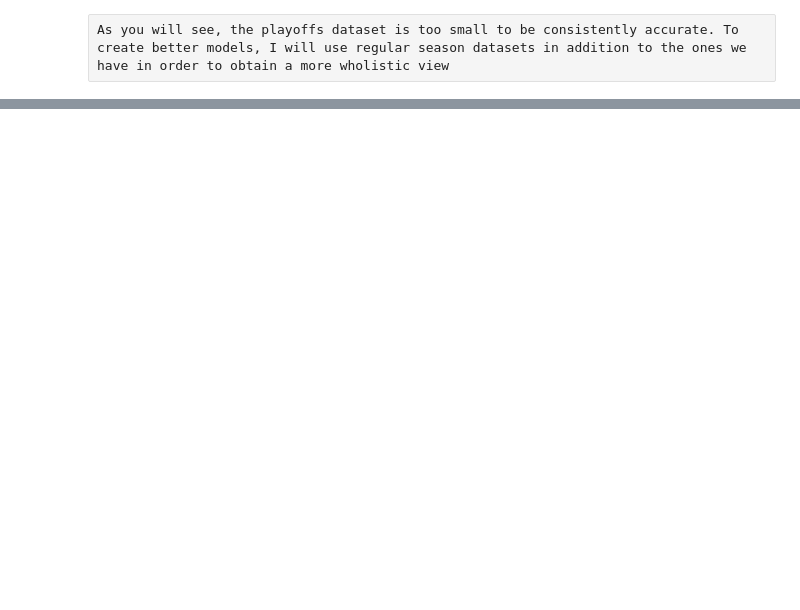
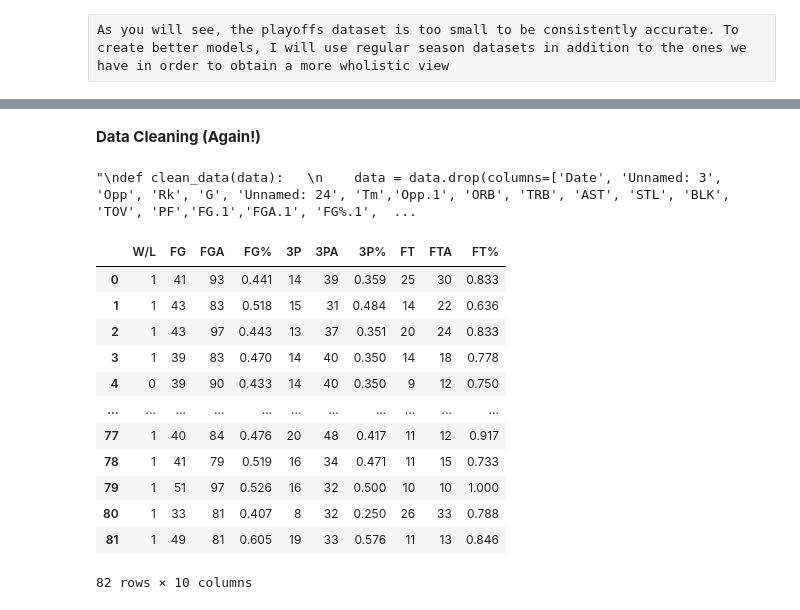
Before and after one commit to natdosan/NBA-Finals, a Jupyter notebook: NBA Finals (windows ubuntu) copy.ipynb, the cells around one changed output, grey strips where cells are left out. Drawn from its saved outputs; the diff is of its cells as text; code cells hidden in the pictures; blank space fills up the shorter version.

```diff
--- a/NBA Finals (windows ubuntu) copy.ipynb
+++ b/NBA Finals (windows ubuntu) copy.ipynb
@@ -231,0 +233,5 @@ As you will see, the playoffs dataset is too small to be consistently accurate.
+# %%
+reg_season_Warriors = pd.read_csv('regular_season/reg_season_Warriors.csv')
+reg_season_Celtics = pd.read_csv('regular_season/reg_season_Celtics.csv')
+reg_season_Warriors.head()
+reg_season_Celtics.head()
@@ -231,0 +245,37 @@ As you will see, the playoffs dataset is too small to be consistently accurate.
+# %% [markdown]
+**Data Cleaning (Again!)**
+# %%
+"""
+def clean_data(data):
+    data = data.drop(columns=['Date', 'Unnamed: 3', 'Opp', 'Rk', 'G', 'Unnamed: 24', 'Tm','Opp.1', 'ORB', 'TRB', 'AST', 'STL', 'BLK', 'TOV', 'PF','FG.1','FGA.1', 'FG%.1', '3P.1', '3PA.1', '3P%.1', 'FT.1', 'FTA.1', 'FT%.1', 'ORB.1', 'TRB.1', 'AST.1', 'STL.1', 'BLK.1', 'TOV.1', 'PF.1'], inplace = True)
+    return data
+
+reg_season_Warriors = clean_data(reg_season_Warriors)
+reg_season_Celtics = clean_data(reg_season_Celtics)
+reg_season_Warriors
+"""
+# %% [output]
+"\ndef clean_data(data):   \n    data = data.drop(columns=['Date', 'Unnamed: 3', 'Opp', 'Rk', 'G', 'Unnamed: 24', 'Tm','Opp.1', 'ORB', 'TRB', 'AST', 'STL', 'BLK', 'TOV', 'PF','FG.1','FGA.1', 'FG%.1',  ...
+# %%
+reg_season_Warriors.drop(columns=['Date', 'Unnamed: 3', 'Opp', 'Rk', 'G', 'Unnamed: 24', 'Tm','Opp.1', 'ORB', 'TRB', 'AST', 'STL', 'BLK', 'TOV', 'PF','FG.1','FGA.1', 'FG%.1', '3P.1', '3PA.1', '3P%.1', 'FT.1', 'FTA.1', 'FT%.1', 'ORB.1', 'TRB.1', 'AST.1', 'STL.1', 'BLK.1', 'TOV.1', 'PF.1'], inplace = True)
+reg_season_Celtics.drop(columns=['Date', 'Unnamed: 3', 'Opp', 'Rk', 'G', 'Unnamed: 24', 'Tm','Opp.1', 'ORB', 'TRB', 'AST', 'STL', 'BLK', 'TOV', 'PF','FG.1','FGA.1', 'FG%.1', '3P.1', '3PA.1', '3P%.1', 'FT.1', 'FTA.1', 'FT%.1', 'ORB.1', 'TRB.1', 'AST.1', 'STL.1', 'BLK.1', 'TOV.1', 'PF.1'], inplace = True)
+
+# convert string to int using map
+
+reg_season_Warriors['W/L'] = reg_season_Warriors['W/L'].map({'W': 1, 'L': 0})
+reg_season_Celtics['W/L'] = reg_season_Celtics['W/L'].map({'W': 1, 'L': 0})
+reg_season_Warriors
+# %% [output]
+|  | W/L | FG | FGA | FG% | 3P | 3PA | 3P% | FT | FTA | FT% |
+| 0 | 1 | 41 | 93 | 0.441 | 14 | 39 | 0.359 | 25 | 30 | 0.833 |
+| 1 | 1 | 43 | 83 | 0.518 | 15 | 31 | 0.484 | 14 | 22 | 0.636 |
+| 2 | 1 | 43 | 97 | 0.443 | 13 | 37 | 0.351 | 20 | 24 | 0.833 |
+| 3 | 1 | 39 | 83 | 0.470 | 14 | 40 | 0.350 | 14 | 18 | 0.778 |
+| 4 | 0 | 39 | 90 | 0.433 | 14 | 40 | 0.350 | 9 | 12 | 0.750 |
+| ... | ... | ... | ... | ... | ... | ... | ... | ... | ... | ... |
+| 77 | 1 | 40 | 84 | 0.476 | 20 | 48 | 0.417 | 11 | 12 | 0.917 |
+| 78 | 1 | 41 | 79 | 0.519 | 16 | 34 | 0.471 | 11 | 15 | 0.733 |
+| 79 | 1 | 51 | 97 | 0.526 | 16 | 32 | 0.500 | 10 | 10 | 1.000 |
+| 80 | 1 | 33 | 81 | 0.407 | 8 | 32 | 0.250 | 26 | 33 | 0.788 |
+| 81 | 1 | 49 | 81 | 0.605 | 19 | 33 | 0.576 | 11 | 13 | 0.846 |
+82 rows × 10 columns
```
Also changed, not shown: parts of 10 cells of this notebook, 2 other files.
